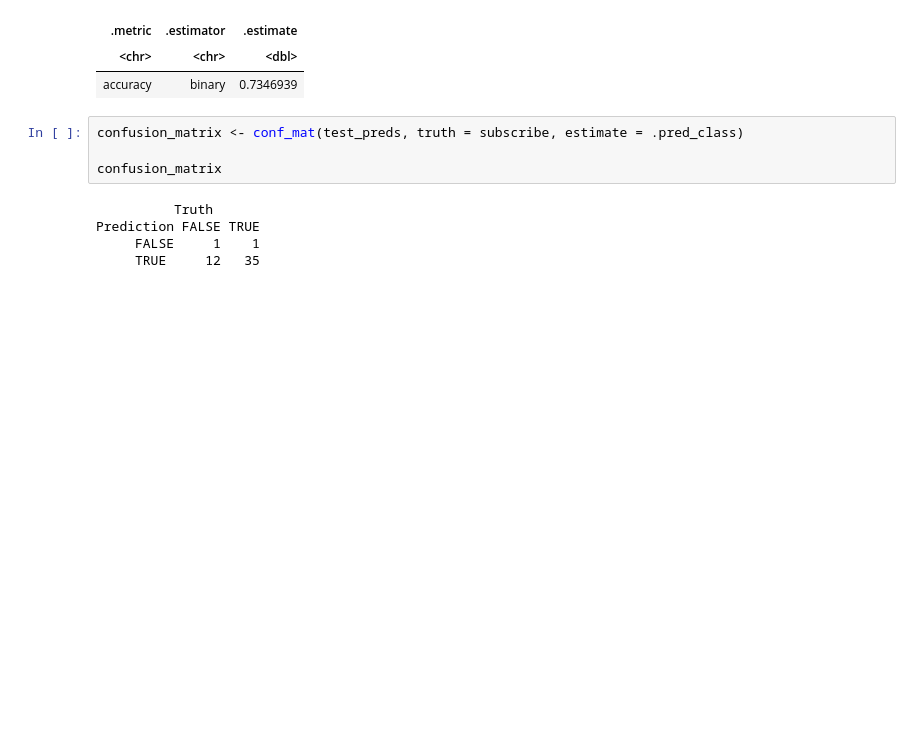
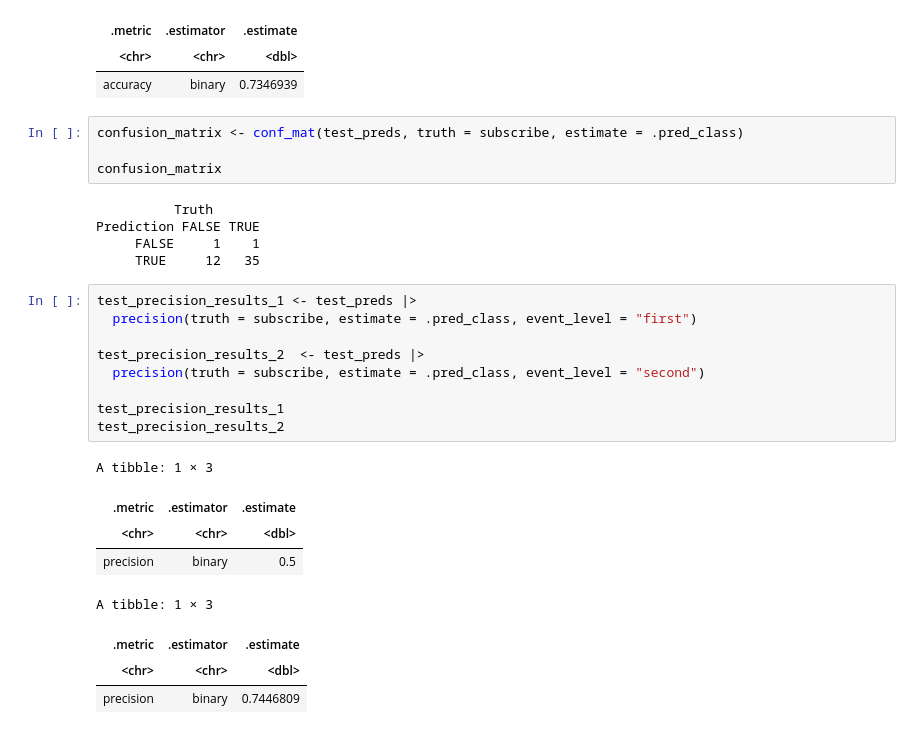
Before and after one commit to saclovessoup/dsci-100-project, a Jupyter notebook: Project_Final.ipynb, the cells around one changed output. Cells and saved outputs as stored; diff of their text form; blank space fills up the shorter version.

```diff
--- a/Project_Final.ipynb
+++ b/Project_Final.ipynb
@@ -311,3 +329,21 @@ confusion_matrix
 Prediction FALSE TRUE
      FALSE     1    1
      TRUE     12   35
+# %%
+test_precision_results_1 <- test_preds |>
+  precision(truth = subscribe, estimate = .pred_class, event_level = "first")
+
+test_precision_results_2  <- test_preds |>
+  precision(truth = subscribe, estimate = .pred_class, event_level = "second")
+
+test_precision_results_1
+test_precision_results_2
+# %% [output]
+A tibble: 1 × 3
+| .metric | .estimator | .estimate |
+| <chr> | <chr> | <dbl> |
+| precision | binary | 0.5 |
+A tibble: 1 × 3
+| .metric | .estimator | .estimate |
+| <chr> | <chr> | <dbl> |
+| precision | binary | 0.7446809 |
```
Also changed, not shown: parts of 5 cells of this notebook.
